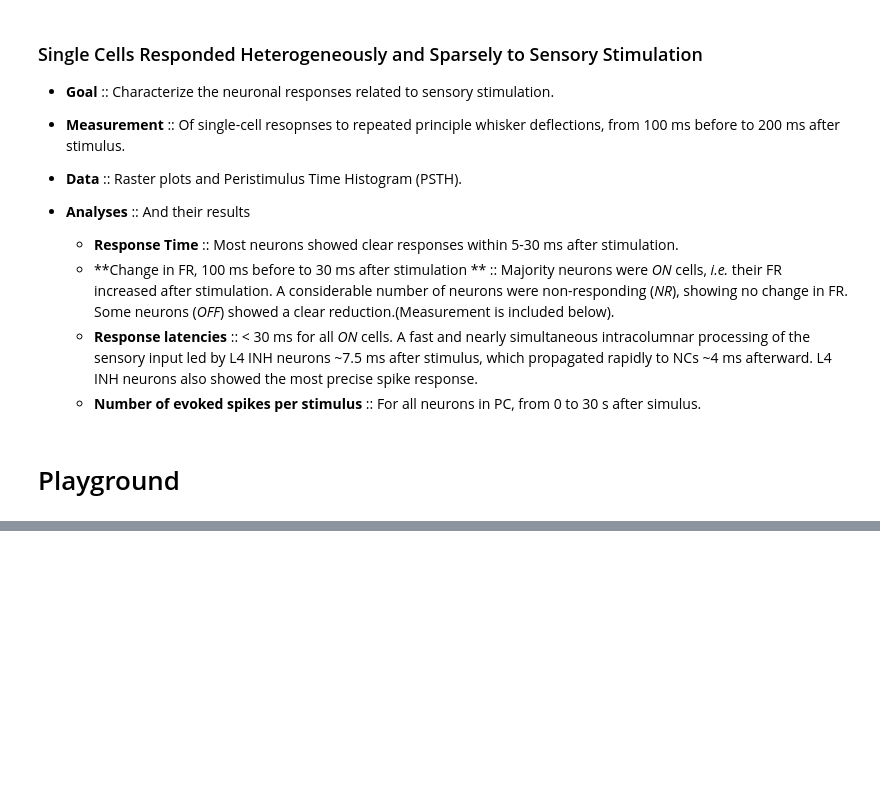
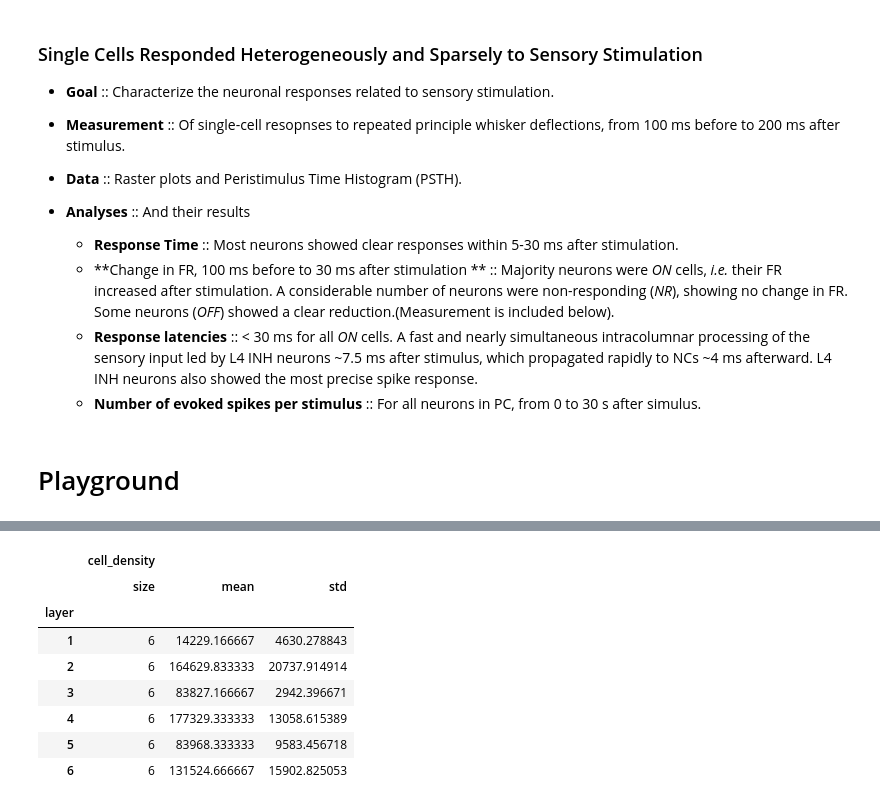
Before and after one commit to BlueBrain/DMT, a Jupyter notebook: v2/notebooks/reyes-puerta.ipynb, the cells around one changed output, grey strips where cells are left out. Cells and saved outputs as stored; diff of their text form; code cells hidden in the pictures; blank space fills up the shorter version.

Commit message:
get statistical summary and samples from measurement

```diff
--- a/v2/notebooks/reyes-puerta.ipynb
+++ b/v2/notebooks/reyes-puerta.ipynb
@@ -448,0 +470,12 @@ os.environ.get("DMTPATH")
+# %%
+defelipe2014.summary
+# %% [output]
+|  | cell_density |  |  |
+|  | size | mean | std |
+| layer |  |  |  |
+| 1 | 6 | 14229.166667 | 4630.278843 |
+| 2 | 6 | 164629.833333 | 20737.914914 |
+| 3 | 6 | 83827.166667 | 2942.396671 |
+| 4 | 6 | 177329.333333 | 13058.615389 |
+| 5 | 6 | 83968.333333 | 9583.456718 |
+| 6 | 6 | 131524.666667 | 15902.825053 |
```
Also changed, not shown: parts of 16 cells of this notebook, 4 other files.
